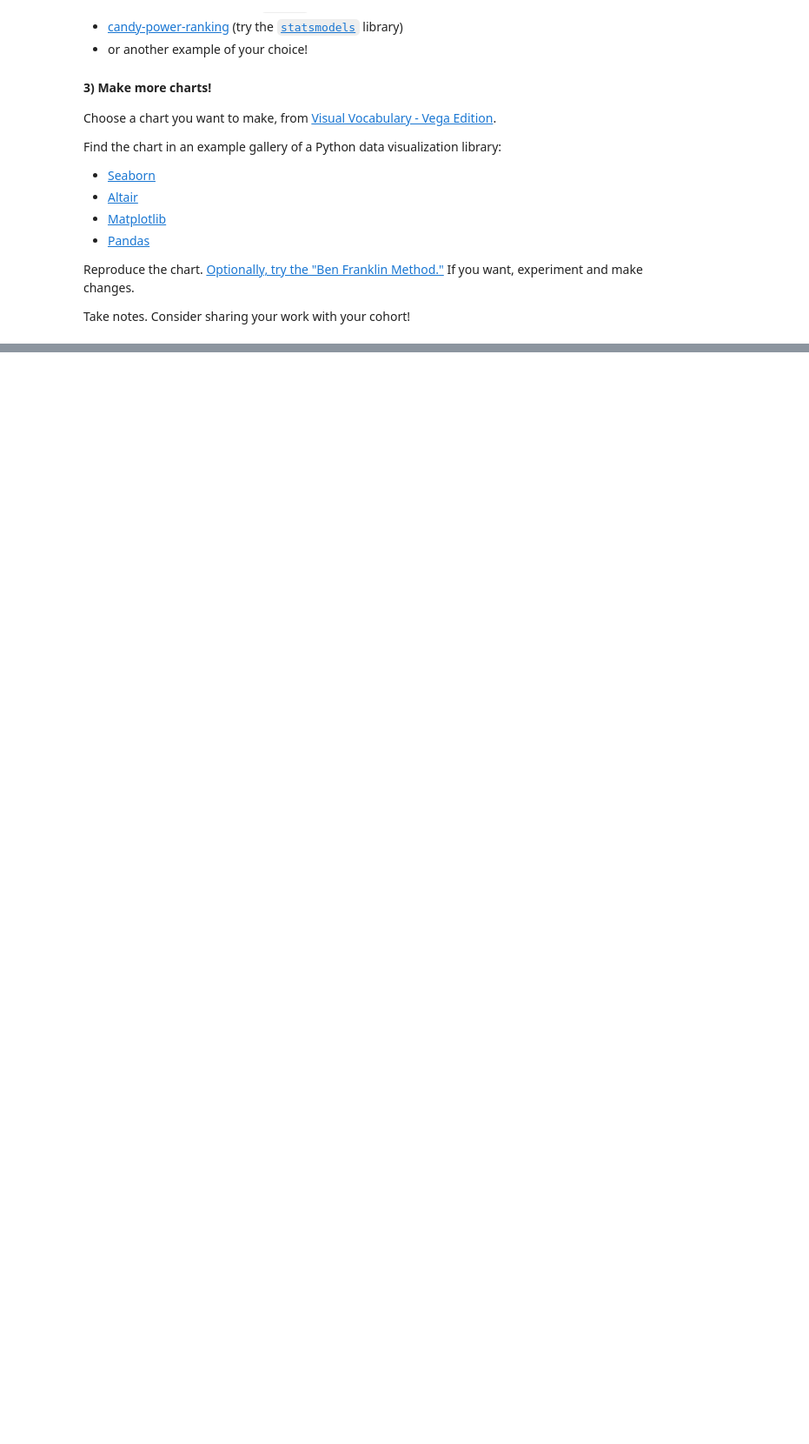
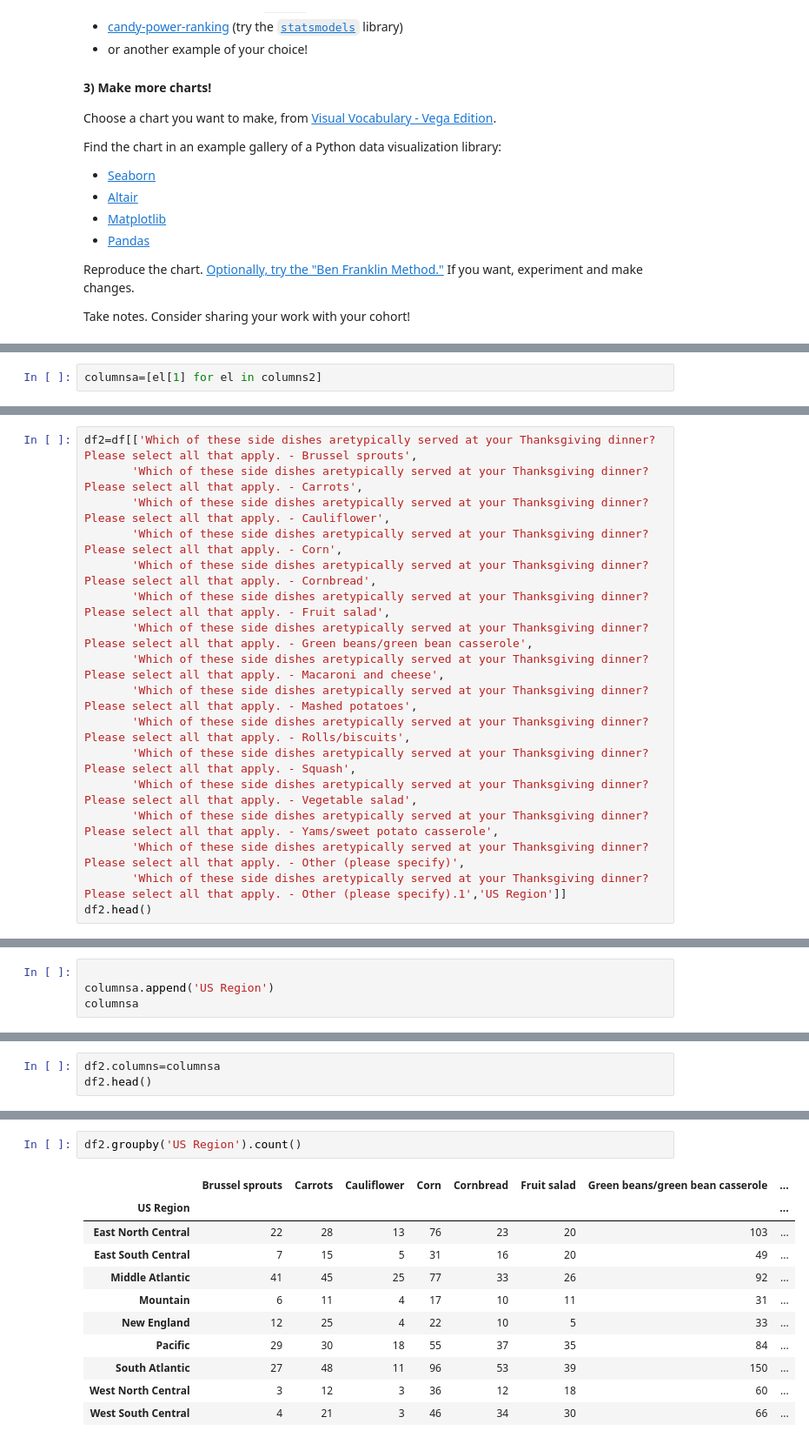
Before and after one commit to alastra32/DS-Unit-1-Sprint-2-Data-Wrangling-and-Storytelling, a Jupyter notebook: module3-make-explanatory-visualizations/LS_DS_123_Make_Explanatory_Visualizations.ipynb, the cells around one changed output, grey strips where cells are left out. Shown: that part at 87% size. Saved outputs shown, nothing was run; the diff lists cells and outputs as text; blank space fills up the shorter version.

```diff
--- a/module3-make-explanatory-visualizations/LS_DS_123_Make_Explanatory_Visualizations.ipynb
+++ b/module3-make-explanatory-visualizations/LS_DS_123_Make_Explanatory_Visualizations.ipynb
@@ -690,0 +759,2 @@ Take notes. Consider sharing your work with your cohort!
+# %%
+columnsa=[el[1] for el in columns2]
@@ -690,0 +779,17 @@ Take notes. Consider sharing your work with your cohort!
+# %%
+df2=df[['Which of these side dishes aretypically served at your Thanksgiving dinner? Please select all that apply. - Brussel sprouts',
+       'Which of these side dishes aretypically served at your Thanksgiving dinner? Please select all that apply. - Carrots',
+       'Which of these side dishes aretypically served at your Thanksgiving dinner? Please select all that apply. - Cauliflower',
+       'Which of these side dishes aretypically served at your Thanksgiving dinner? Please select all that apply. - Corn',
+       'Which of these side dishes aretypically served at your Thanksgiving dinner? Please select all that apply. - Cornbread',
+       'Which of these side dishes aretypically served at your Thanksgiving dinner? Please select all that apply. - Fruit salad',
+       'Which of these side dishes aretypically served at your Thanksgiving dinner? Please select all that apply. - Green beans/green bean casserole',
+       'Which of these side dishes aretypically served at your Thanksgiving dinner? Please select all that apply. - Macaroni and cheese',
+       'Which of these side dishes aretypically served at your Thanksgiving dinner? Please select all that apply. - Mashed potatoes',
+       'Which of these side dishes aretypically served at your Thanksgiving dinner? Please select all that apply. - Rolls/biscuits',
+       'Which of these side dishes aretypically served at your Thanksgiving dinner? Please select all that apply. - Squash',
+       'Which of these side dishes aretypically served at your Thanksgiving dinner? Please select all that apply. - Vegetable salad',
+       'Which of these side dishes aretypically served at your Thanksgiving dinner? Please select all that apply. - Yams/sweet potato casserole',
+       'Which of these side dishes aretypically served at your Thanksgiving dinner? Please select all that apply. - Other (please specify)',
+       'Which of these side dishes aretypically served at your Thanksgiving dinner? Please select all that apply. - Other (please specify).1','US Region']]
+df2.head()
@@ -690,0 +803,4 @@ Take notes. Consider sharing your work with your cohort!
+# %%
+
+columnsa.append('US Region')
+columnsa
@@ -690,0 +824,3 @@ Take notes. Consider sharing your work with your cohort!
+# %%
+df2.columns=columnsa
+df2.head()
@@ -690,0 +834,14 @@ Take notes. Consider sharing your work with your cohort!
+# %%
+df2.groupby('US Region').count()
+# %% [output]
+|  | Brussel sprouts | Carrots | Cauliflower | Corn | Cornbread | Fruit salad | Green beans/green bean casserole | ... |
+| US Region |  |  |  |  |  |  |  | ... |
+| East North Central | 22 | 28 | 13 | 76 | 23 | 20 | 103 | ... |
+| East South Central | 7 | 15 | 5 | 31 | 16 | 20 | 49 | ... |
+| Middle Atlantic | 41 | 45 | 25 | 77 | 33 | 26 | 92 | ... |
+| Mountain | 6 | 11 | 4 | 17 | 10 | 11 | 31 | ... |
+| New England | 12 | 25 | 4 | 22 | 10 | 5 | 33 | ... |
+| Pacific | 29 | 30 | 18 | 55 | 37 | 35 | 84 | ... |
+| South Atlantic | 27 | 48 | 11 | 96 | 53 | 39 | 150 | ... |
+| West North Central | 3 | 12 | 3 | 36 | 12 | 18 | 60 | ... |
+| West South Central | 4 | 21 | 3 | 46 | 34 | 30 | 66 | ... |
```
Also changed, not shown: parts of 30 cells of this notebook.
